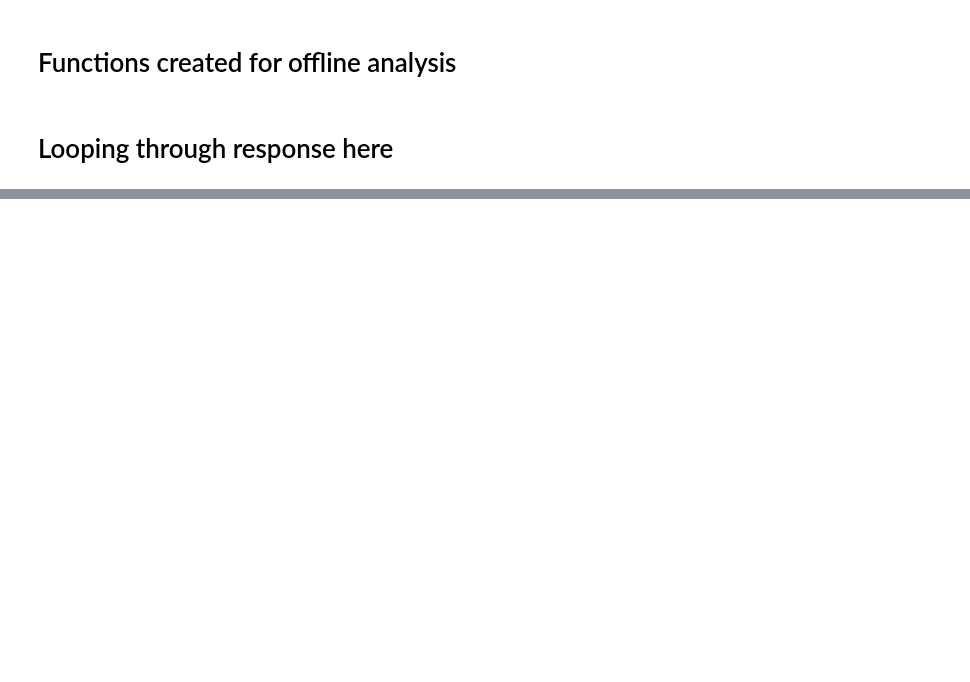
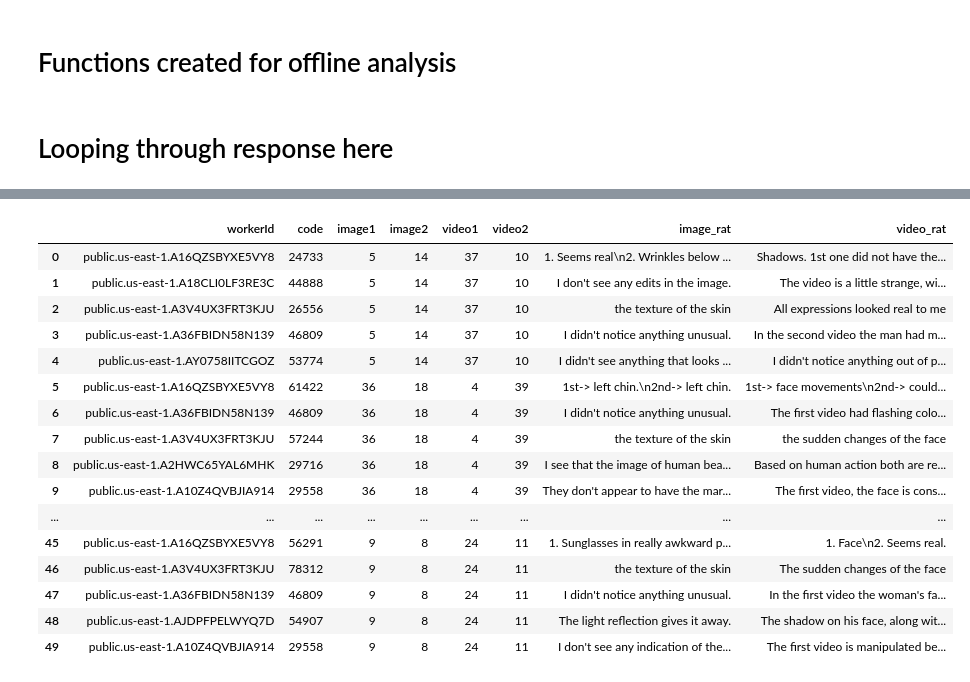
Before and after one commit to suhasdara/Deepfake-Detection, a Jupyter notebook: analysis.ipynb, the cells around one changed output, grey strips where cells are left out. Drawn from its saved outputs; the diff is of its cells as text; code cells hidden in the pictures; blank space fills up the shorter version.

```diff
--- a/analysis.ipynb
+++ b/analysis.ipynb
@@ -28,7 +38,3 @@ def get_code(response):
 def get_worker_id(worker_response):
     #returns the ID of worker from worker response
     return worker_response["workerId"]
-# %%
-name = worker_file_path +"sample_response"+extension
-with open(name) as file:
-    json_data.append(json.load(file)) #load all the JSON files: Please loop through all the different files here
@@ -80,8 +109,2 @@ def get_response_tuples(answer_content, response_number):
 # %% [markdown]
 # Looping through response here
-# %%
-response_index =0 #what number of response it is
-worker_index= 0 #each response will have multiple workers, which one?
-
-worker_response = (json_data[response_index]["answers"][worker_index]) #the whole response for worker_index in response_index
-answer_content = worker_response["answerContent"] #just the answers in the worker response
@@ -110,0 +111,25 @@ print(worker_dictionary)
+# %%
+def create_dataframes():
+    manifest_data = get_manifest_data()
+    json_data = get_json_data()
+
+    df_anot = pd.DataFrame(columns=["workerId","code","image","video","label","annotation"])
+    df_rat = pd.DataFrame(columns=["workerId","code","image1","image2","video1","video2","image_rat","video_rat"])
+
+    for manifest_index in range(len(manifest_data)):
+        manifest_input = json.loads(manifest_data[manifest_index])
+        worker_responses = json_data[manifest_index]["answers"]
+
+        for worker_response in worker_responses:
+            response_rows = get_response_rows(worker_response, manifest_input)
+            for row in response_rows:
+                df_anot.loc[-1] = row
+                df_anot.index = df_anot.index + 1
+
+            rationale_row = get_rationale_row(worker_response, manifest_input)
+            df_rat.loc[-1] = rationale_row
+            df_rat.index = df_rat.index + 1
+
+    return df_anot.sort_index(), df_rat.sort_index()
+# %%
+annotations, rationales = create_dataframes()
@@ -110,0 +152,20 @@ print(worker_dictionary)
+# %%
+rationales
+# %% [output]
+|  | workerId | code | image1 | image2 | video1 | video2 | image_rat | video_rat |
+| 0 | public.us-east-1.A16QZSBYXE5VY8 | 24733 | 5 | 14 | 37 | 10 | 1. Seems real\n2. Wrinkles below ... | Shadows. 1st one did not have the... |
+| 1 | public.us-east-1.A18CLI0LF3RE3C | 44888 | 5 | 14 | 37 | 10 | I don't see any edits in the image. | The video is a little strange, wi... |
+| 2 | public.us-east-1.A3V4UX3FRT3KJU | 26556 | 5 | 14 | 37 | 10 | the texture of the skin | All expressions looked real to me |
+| 3 | public.us-east-1.A36FBIDN58N139 | 46809 | 5 | 14 | 37 | 10 | I didn't notice anything unusual. | In the second video the man had m... |
+| 4 | public.us-east-1.AY0758IITCGOZ | 53774 | 5 | 14 | 37 | 10 | I didn't see anything that looks ... | I didn't notice anything out of p... |
+| 5 | public.us-east-1.A16QZSBYXE5VY8 | 61422 | 36 | 18 | 4 | 39 | 1st-> left chin.\n2nd-> left chin. | 1st-> face movements\n2nd-> could... |
+| 6 | public.us-east-1.A36FBIDN58N139 | 46809 | 36 | 18 | 4 | 39 | I didn't notice anything unusual. | The first video had flashing colo... |
+| 7 | public.us-east-1.A3V4UX3FRT3KJU | 57244 | 36 | 18 | 4 | 39 | the texture of the skin | the sudden changes of the face |
+| 8 | public.us-east-1.A2HWC65YAL6MHK | 29716 | 36 | 18 | 4 | 39 | I see that the image of human bea... | Based on human action both are re... |
+| 9 | public.us-east-1.A10Z4QVBJIA914 | 29558 | 36 | 18 | 4 | 39 | They don't appear to have the mar... | The first video, the face is cons... |
+| ... | ... | ... | ... | ... | ... | ... | ... | ... |
+| 45 | public.us-east-1.A16QZSBYXE5VY8 | 56291 | 9 | 8 | 24 | 11 | 1. Sunglasses in really awkward p... | 1. Face\n2. Seems real. |
+| 46 | public.us-east-1.A3V4UX3FRT3KJU | 78312 | 9 | 8 | 24 | 11 | the texture of the skin | The sudden changes of the face |
+| 47 | public.us-east-1.A36FBIDN58N139 | 46809 | 9 | 8 | 24 | 11 | I didn't notice anything unusual. | In the first video the woman's fa... |
+| 48 | public.us-east-1.AJDPFPELWYQ7D | 54907 | 9 | 8 | 24 | 11 | The light reflection gives it away. | The shadow on his face, along wit... |
+| 49 | public.us-east-1.A10Z4QVBJIA914 | 29558 | 9 | 8 | 24 | 11 | I don't see any indication of the... | The first video is manipulated be... |
```
Also changed, not shown: parts of 14 cells of this notebook, 14 other files.
